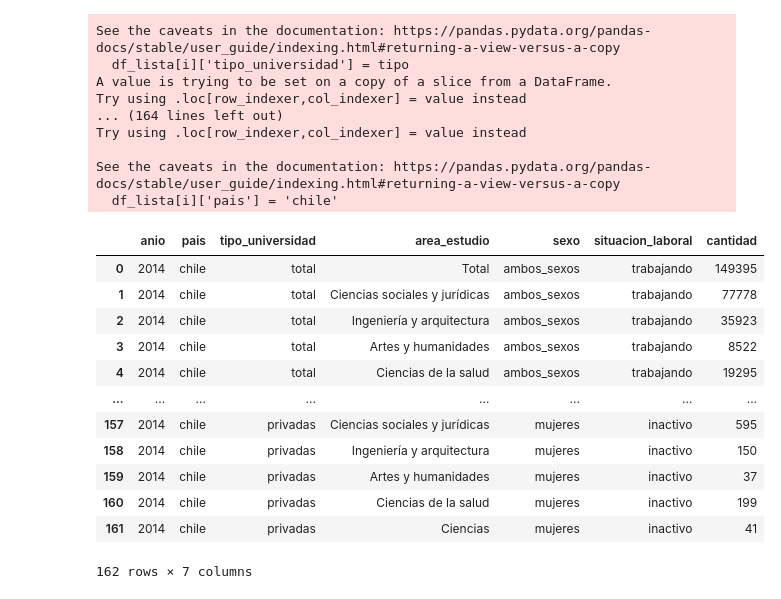
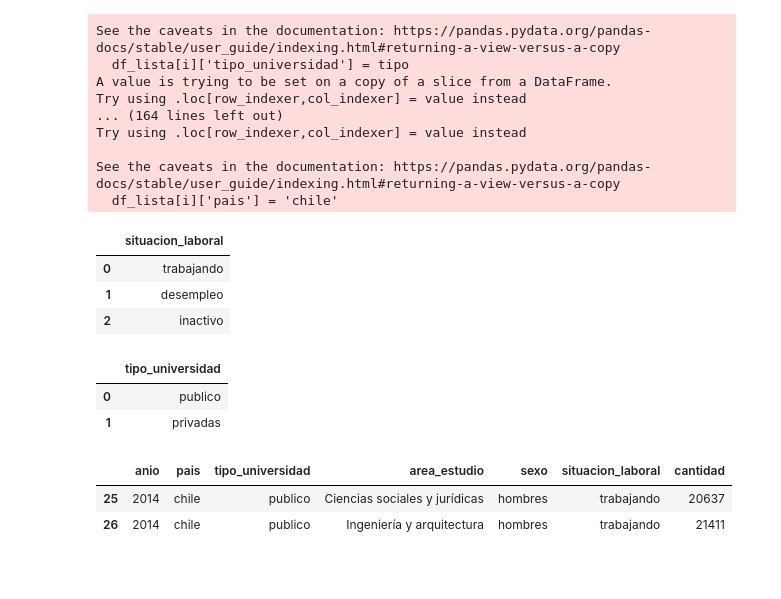
Before and after one commit to jdaguilar/dw-airflow-training, a Jupyter notebook: data/processed/notebooks_test.ipynb, the cells around one changed output. Drawn from its saved outputs; the diff is of its cells as text; code cells hidden in the pictures; blank space fills up the shorter version.

```diff
--- a/data/processed/notebooks_test.ipynb
+++ b/data/processed/notebooks_test.ipynb
@@ -131,6 +364,8 @@ df = pd.melt(df_concatenado, id_vars=['area_estudio', 'cantidad_total', 'sexo',
 # Ordenamos el DataFrame según nuestras especificaciones
 df = df[['anio', 'pais', 'tipo_universidad', 'area_estudio', 'sexo', 'situacion_laboral', 'cantidad']]
 
+df=df[(df['tipo_universidad']!='total') & (df['sexo']!='ambos_sexos')]
+df=df[df['area_estudio'].str.strip()!='Total']
 # # Selección de las filas que cumplen la condición
 # df_filtered = df.loc[(df['tipo_universidad'] == 'total') & (df['sexo'] == 'ambos_sexos') & (df['area_estudio'].str.strip()=='Total')]
 
@@ -156,19 +391,24 @@ Try using .loc[row_indexer,col_indexer] = value instead
 
 See the caveats in the documentation: https://pandas.pydata.org/pandas-docs/stable/user_guide/indexing.html#returning-a-view-versus-a-copy
   df_lista[i]['pais'] = 'chile'
+# %%
+dim_situacion_laboral=df[['situacion_laboral']].drop_duplicates().reset_index(drop=True)
+dim_situacion_laboral
+# %% [output]
+|  | situacion_laboral |
+| 0 | trabajando |
+| 1 | desempleo |
+| 2 | inactivo |
+# %%
+dim_tipo_universidad=df[['tipo_universidad']].drop_duplicates().reset_index(drop=True)
+dim_tipo_universidad
+# %% [output]
+|  | tipo_universidad |
+| 0 | publico |
+| 1 | privadas |
 # %%
-df
+df.head(2)
 # %% [output]
 |  | anio | pais | tipo_universidad | area_estudio | sexo | situacion_laboral | cantidad |
-| 0 | 2014 | chile | total | Total | ambos_sexos | trabajando | 149395 |
-| 1 | 2014 | chile | total | Ciencias sociales y jurídicas | ambos_sexos | trabajando | 77778 |
-| 2 | 2014 | chile | total | Ingeniería y arquitectura | ambos_sexos | trabajando | 35923 |
-| 3 | 2014 | chile | total | Artes y humanidades | ambos_sexos | trabajando | 8522 |
-| 4 | 2014 | chile | total | Ciencias de la salud | ambos_sexos | trabajando | 19295 |
-| ... | ... | ... | ... | ... | ... | ... | ... |
-| 157 | 2014 | chile | privadas | Ciencias sociales y jurídicas | mujeres | inactivo | 595 |
-| 158 | 2014 | chile | privadas | Ingeniería y arquitectura | mujeres | inactivo | 150 |
-| 159 | 2014 | chile | privadas | Artes y humanidades | mujeres | inactivo | 37 |
-| 160 | 2014 | chile | privadas | Ciencias de la salud | mujeres | inactivo | 199 |
-| 161 | 2014 | chile | privadas | Ciencias | mujeres | inactivo | 41 |
+| 25 | 2014 | chile | publico | Ciencias sociales y jurídicas | hombres | trabajando | 20637 |
+| 26 | 2014 | chile | publico | Ingeniería y arquitectura | hombres | trabajando | 21411 |
-162 rows × 7 columns
```
Also changed, not shown: parts of 16 cells of this notebook, 11 other files.
